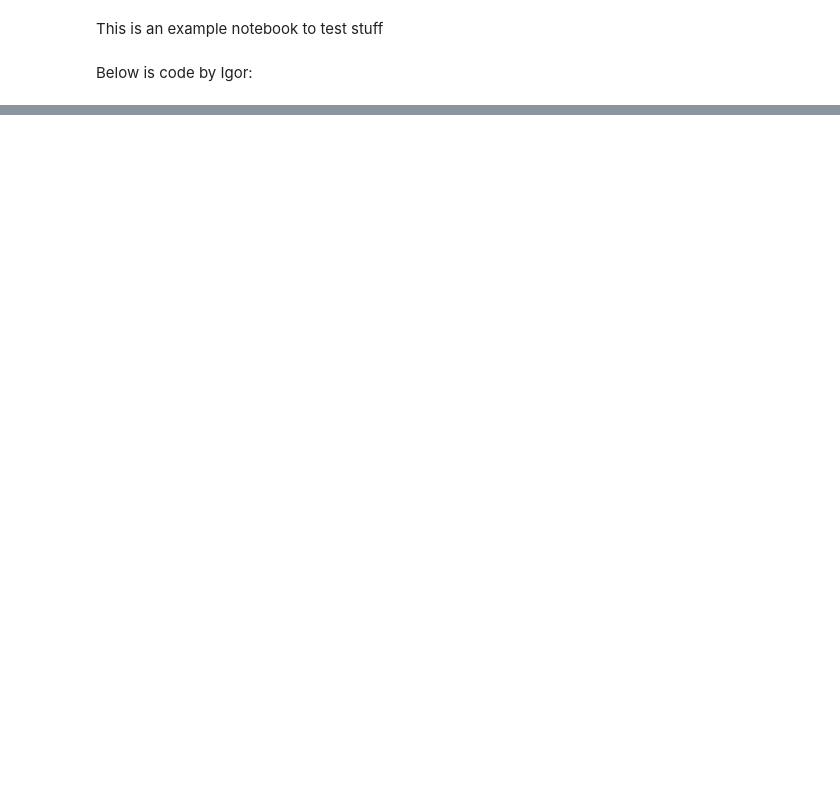
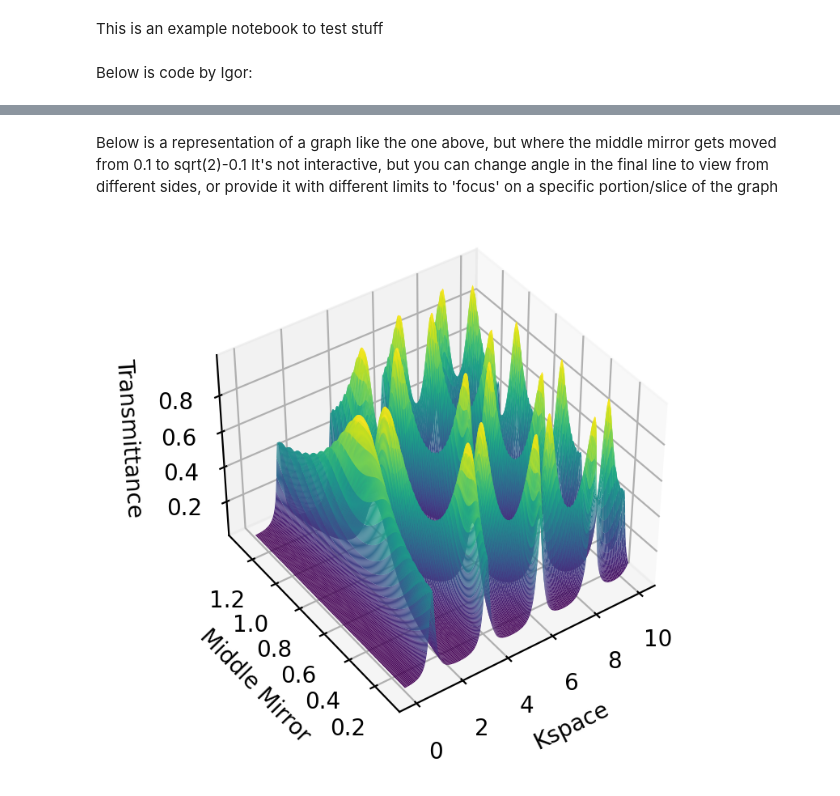
Before and after one commit to MKarnyUW/ZPS, a Jupyter notebook: Model tests/Test Notebook.ipynb, the cells around one changed output, grey strips where cells are left out. Saved outputs shown, nothing was run; the diff lists cells and outputs as text; code cells hidden in the pictures; blank space fills up the shorter version.

```diff
--- a/Model tests/Test Notebook.ipynb
+++ b/Model tests/Test Notebook.ipynb
@@ -32,0 +46,34 @@ plot([[np.sqrt(2),1],[1,np.sqrt(2)]],[0,1],0,10)
+# %% [markdown]
+Below is a representation of a graph like the one above, but where the middle mirror gets moved from 0.1 to sqrt(2)-0.1
+It's not interactive, but you can change angle in the final line to view from different sides, or provide it with different limits to 'focus' on a specific portion/slice of the graph
+# %%
+def transmitance2(tm,rm,middleMirror):
+    pos = [0,middleMirror,2**0.5]
+    dist=[]
+    for i in range(len(pos)-1):
+        dist.append(pos[i+1]-pos[i])
+    def T(k):
+        t,r=tm,rm
+        for l in dist:
+            t,r=tr_new(t,r,np.exp(l*k*1j),0)
+            t,r=tr_new(t,r,tm,rm)
+        return abs(t)**2
+    return T
+
+x = np.linspace(0, 10, 200)
+y = np.linspace(0.1, 2**0.5-0.1, 200)
+
+X, Y = np.meshgrid(x, y)
+Z = transmitance2(T,R,Y)(X)
+
+
+fig = plt.figure(dpi=200)
+ax = plt.axes(projection='3d')
+ax.plot_surface(X, Y, Z, rstride=1, cstride=1,
+                cmap='viridis', edgecolor='none')
+ax.set_xlabel('Kspace')
+ax.set_ylabel('Middle Mirror')
+ax.set_zlabel('Transmittance');
+ax.view_init(40, -125)
+# %% [output]
+[figure, added]
```
Also changed, not shown: parts of 2 cells of this notebook.
